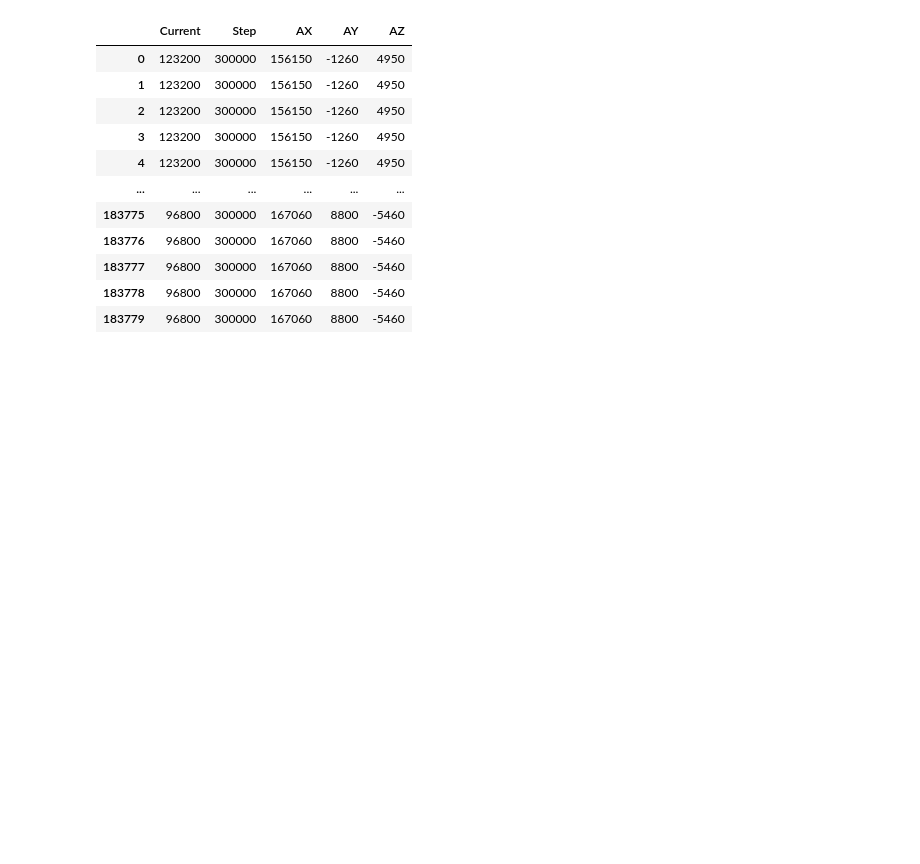
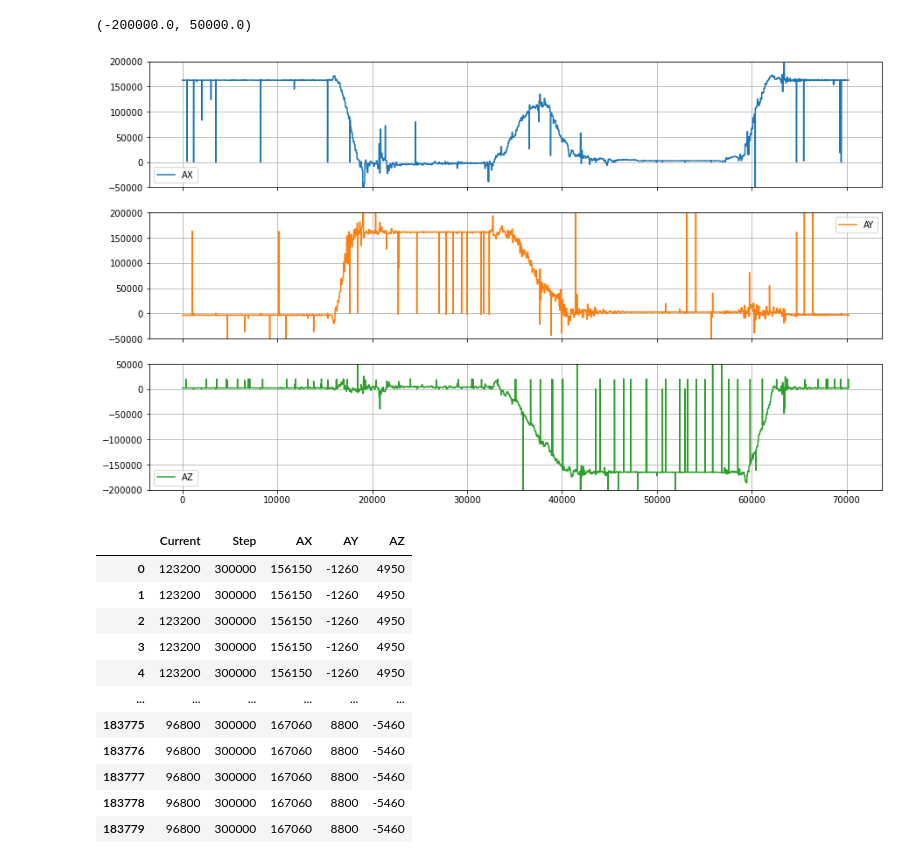
Before and after one commit to wkula/Master-thesis, a Jupyter notebook: plot_samples.ipynb, the cells around one changed output. Cells and saved outputs as stored; diff of their text form; code cells hidden in the pictures; blank space fills up the shorter version.

```diff
--- a/plot_samples.ipynb
+++ b/plot_samples.ipynb
@@ -13,0 +144,21 @@ def preprocess_fn(meas):
+# %%
+file = open("acc_check.txt", 'r')
+# %%
+line = file.readline()
+line = preprocess_fn(line)
+measurements_acc = pd.DataFrame().from_dict(line, orient='index').transpose()
+# %%
+while line:
+    line = file.readline()
+    if line:
+        line = preprocess_fn(line)
+        next_meas = pd.DataFrame().from_dict(line, orient='index').transpose()
+        measurements_acc = pd.concat([measurements_acc, next_meas], ignore_index=True)
+# %%
+ax = measurements_acc[['AX','AY','AZ']].plot(subplots=True, figsize=(15,9), grid=True)
+ax[0].set_ylim(-50000,200000)
+ax[1].set_ylim(-50000,200000)
+ax[2].set_ylim(-200000, 50000)
+# %% [output]
+(-200000.0, 50000.0)
+[figure, added]
```
Also changed, not shown: parts of 30 cells of this notebook.
